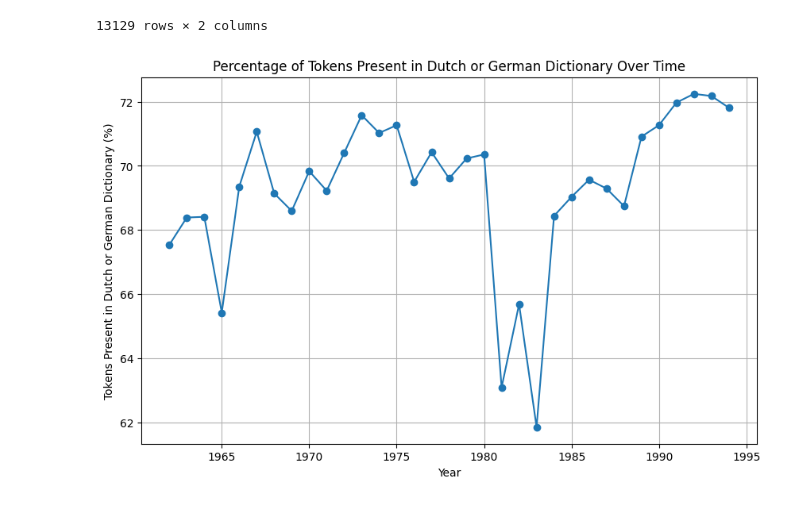
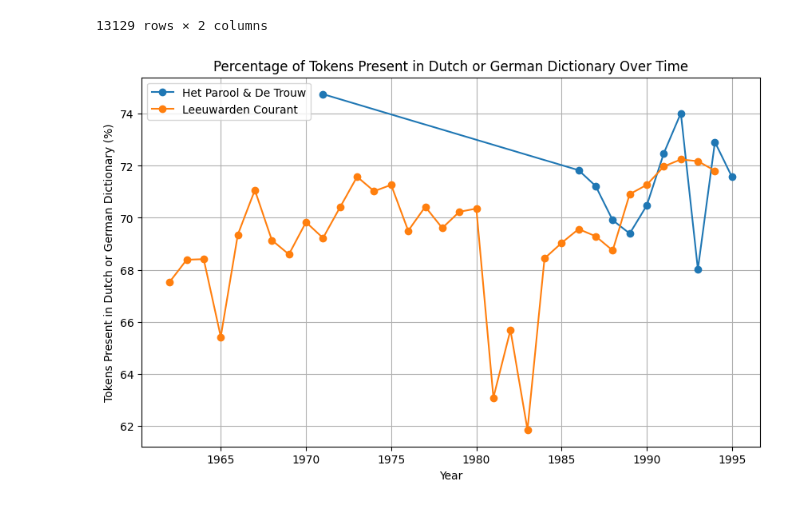
Before and after one commit to nielsbijl/BookReviewsThesis, a Jupyter notebook: notebooks/quantify_ocr_accuracy.ipynb, the cells around one changed output. Drawn from its saved outputs; the diff is of its cells as text; code cells hidden in the pictures.

Commit message:
OCR accuracy of trouw and parool

```diff
--- a/notebooks/quantify_ocr_accuracy.ipynb
+++ b/notebooks/quantify_ocr_accuracy.ipynb
@@ -71,7 +85,7 @@ for multi_word in german_words:
     words = re.split(r'[; ]+', multi_word)
     german_dict1.update(word.strip() for word in words if word.strip())
 # %%
-with open('word_dictionary/de_DE.dic', 'r') as file:
+with open('../word_dictionary/de_DE.dic', 'r') as file:
     german_words = set(word.strip().lower() for word in file.readlines())
 
 # Remove the trailing '/...' part from each word
@@ -100,8 +114,8 @@ def calculate_both_dictionaries_percentage(sentence):
     both_percentage = (both_count / total_words) * 100
     return both_percentage
 # %%
-unique_df = df[['yearRev', 'content']].drop_duplicates()
-unique_df
+df_lc_unique = df_lc[['yearRev', 'content']].drop_duplicates()
+df_lc_unique
 # %% [output]
 |  | yearRev | content |
 | 0 | 1979 | Camperts Theater Overigens is de ... |
@@ -116,19 +130,37 @@ unique_df
 | 25933 | 1988 | Vederlichte verhaaltjes Kees van ... |
 | 25935 | 1976 | boeken Handzame, maar geen vrijbl... |
 13129 rows × 2 columns
+# %%
+df_trouw_parool_unique = df_trouw_parool[['text', 'year']].drop_duplicates()
 # %%
-unique_df['correct_ocr_percentage'] = unique_df['content'].apply(calculate_both_dictionaries_percentage)
+df_lc_unique['correct_ocr_percentage'] = df_lc_unique['content'].apply(calculate_both_dictionaries_percentage)
+df_trouw_parool_unique['correct_ocr_percentage'] = df_trouw_parool_unique['text'].apply(calculate_both_dictionaries_percentage)
-# %%
-# Group by 'yearRev' and calculate the mean of 'correct_ocr_percentage'
-aggregated_data = unique_df.groupby('yearRev')['correct_ocr_percentage'].mean().reset_index()
-
-# Plotting the data
-plt.figure(figsize=(10, 6))
-plt.plot(aggregated_data['yearRev'], aggregated_data['correct_ocr_percentage'], marker='o')
-plt.title('Percentage of Tokens Present in Dutch or German Dictionary Over Time')
-plt.xlabel('Year')
-plt.ylabel('Tokens Present in Dutch or German Dictionary (%)')
-plt.grid(True)
-plt.show()
-# %% [output]
-[figure, removed]
+# %%
+# Group by 'year' and calculate the mean of 'correct_ocr_percentage' for the first dataset
+aggregated_data_trouw_parool = df_trouw_parool_unique.groupby('year')['correct_ocr_percentage'].mean().reset_index()
+
+# Group by 'yearRev' and calculate the mean of 'correct_ocr_percentage' for the second dataset
+aggregated_data_lc = df_lc_unique.groupby('yearRev')['correct_ocr_percentage'].mean().reset_index()
+
+# Plotting the data
+plt.figure(figsize=(10, 6))
+
+# Plot for the first dataset
+plt.plot(aggregated_data_trouw_parool['year'], aggregated_data_trouw_parool['correct_ocr_percentage'], marker='o', label='Het Parool & De Trouw')
+
+# Plot for the second dataset
+plt.plot(aggregated_data_lc['yearRev'], aggregated_data_lc['correct_ocr_percentage'], marker='o', label='Leeuwarden Courant')
+
+# Adding titles and labels
+plt.title('Percentage of Tokens Present in Dutch or German Dictionary Over Time')
+plt.xlabel('Year')
+plt.ylabel('Tokens Present in Dutch or German Dictionary (%)')
+plt.grid(True)
+
+# Adding legend
+plt.legend()
+
+# Show plot
+plt.show()
+# %% [output]
+[figure, added]
```
Also changed, not shown: parts of 6 cells of this notebook.
